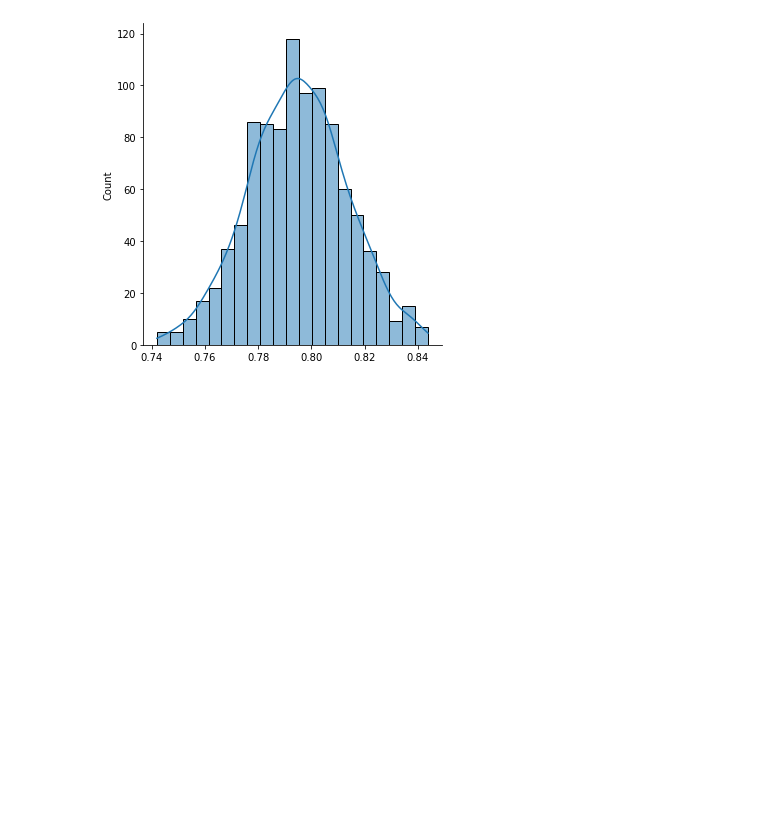
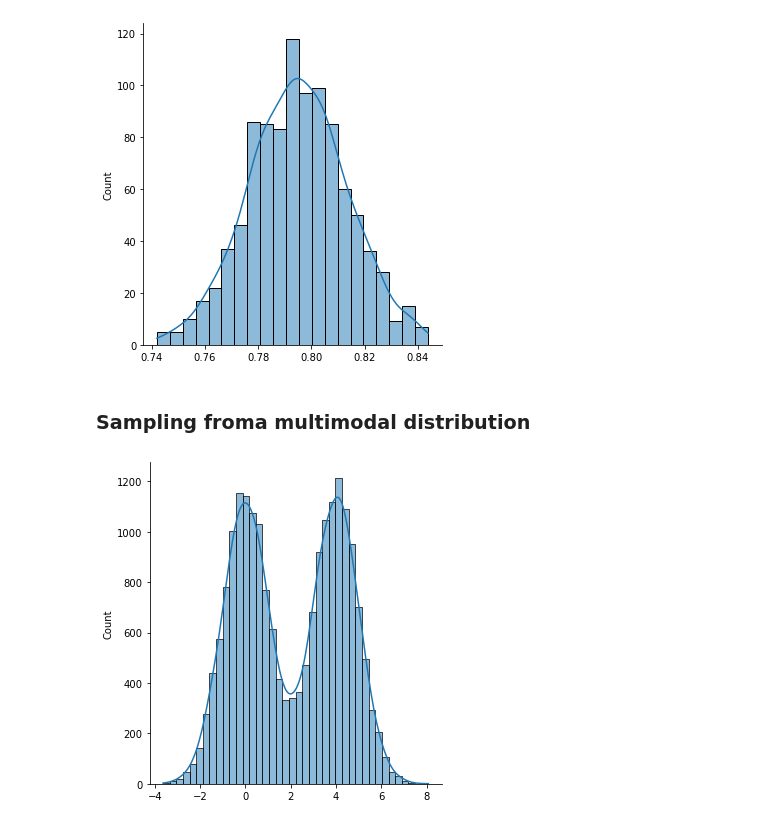
Before and after one commit to Shemnderitu/Statisticsfordatascience, a Jupyter notebook: Prac3.ipynb, the cells around one changed output. Cells and saved outputs as stored; diff of their text form; code cells hidden in the pictures; blank space fills up the shorter version.

Commit message:
CLT on a sample size of a multimodal distribution

```diff
--- a/Prac3.ipynb
+++ b/Prac3.ipynb
@@ -164,3 +164,11 @@ _ = sns.displot(sample_mean_calculator(s, 10, 1000), kde=True)
 _ = sns.displot(sample_mean_calculator(s, 1000, 1000), kde=True)
 # %% [output]
 [figure]
+# %% [markdown]
+### Sampling froma multimodal distribution
+# %%
+m = np.concatenate((np.random.normal(size = 10000), np.random.normal(loc = 4.0, size = 10000)))
+# %%
+_ = sns.displot(m, kde = True)
+# %% [output]
+[figure, added]
```
Also changed, not shown: parts of 1 cell of this notebook.
